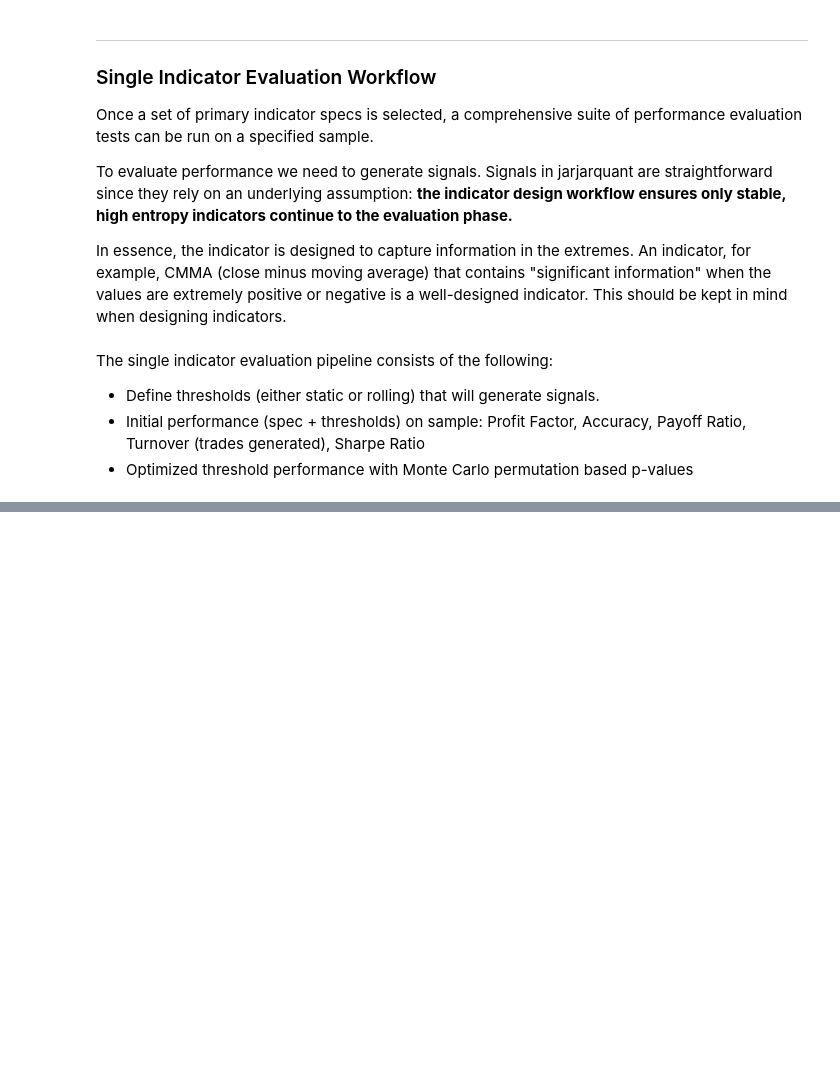
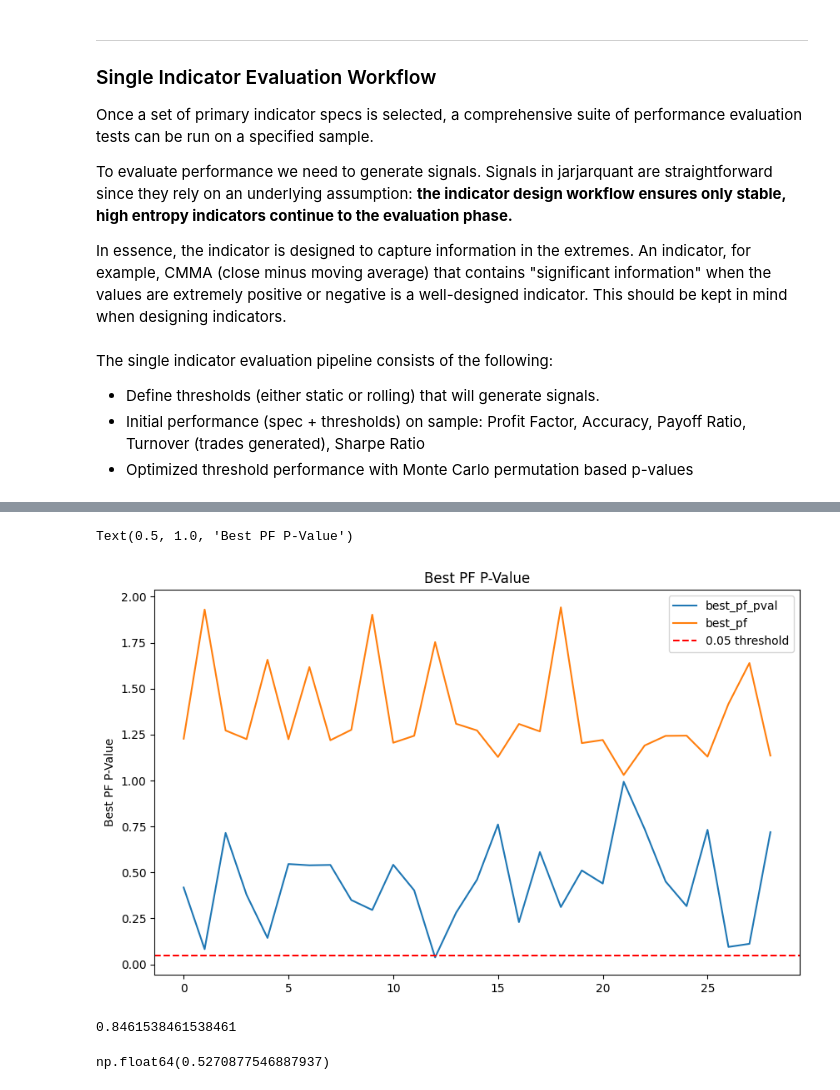
Before and after one commit to viksharma04/jarjarquant, a Jupyter notebook: notebooks/indicators.ipynb, the cells around one changed output, grey strips where cells are left out. Drawn from its saved outputs; the diff is of its cells as text; code cells hidden in the pictures; blank space fills up the shorter version.

```diff
--- a/notebooks/indicators.ipynb
+++ b/notebooks/indicators.ipynb
@@ -37,6 +68,4 @@ print(json.dumps(pi_params, indent=2, default=str))
 # %%
 # Define a spec for the indicator - change any default values if needed
 from jarjarquant import IndicatorSpec
-avwap_2_21 = IndicatorSpec(IndicatorType.ANCHORED_VWAP, parameters={"threshold_value":0.02, "atr_period":21})
-pi_4 = IndicatorSpec(IndicatorType.PRICE_INTENSITY, parameters={"smoothing_factor": 4})
-stoch_rsi = IndicatorSpec(IndicatorType.STOCHASTIC_RSI)
+cmf = IndicatorSpec(IndicatorType.PRICE_INTENSITY, parameters={"smoothing_factor": 2})
@@ -52,9 +111,8 @@ To evaluate an indicator across multiple samples use the `parallel_indicator_dis
 # %% [markdown]
 #### 2. Custom (local) data
 # %%
-from jarjarquant import BarSize, SampleRequest
+# Import the SampleRequest class and specify asset_class, date_range, bar_sizes, and any asset_class specific filters
+from jarjarquant.data_service import EquityParams
 
-# Import the SampleRequest class and specify asset_class, date_range, bar_sizes, and any asset_class specific filters
-params = None
-equity_sample = SampleRequest(sample_type="equities", start_date="2001-01-01", end_date="2002-12-31", bar_size=BarSize.ONE_DAY, n_samples = 100, params=params)
+equity_sample = SampleRequest(sample_type="equities", start_date="2006-01-01", end_date="2019-12-31", bar_size=BarSize.ONE_HOUR, n_samples = 50, params=params)
 # %%
@@ -79,4 +146,4 @@ The single indicator evaluation pipeline consists of the following:
 - Initial performance (spec + thresholds) on sample: Profit Factor, Accuracy, Payoff Ratio, Turnover (trades generated), Sharpe Ratio
 - Optimized threshold performance with Monte Carlo permutation based p-values
 # %%
-df = jjq.feature_evaluator.parallel_threshold_optimization_study(pi_2, equity_sample, save_run=True)
+df = jjq.feature_evaluator.parallel_threshold_optimization_study(cmf, equity_sample, save_run=False)
@@ -83,12 +158,28 @@ df = jjq.feature_evaluator.parallel_threshold_optimization_study(pi_2, equity_sa
 # %%
-df.columns
+import matplotlib.pyplot as plt
+
+plt.figure(figsize=(10, 6))
+df_pandas = df.to_pandas()
+df_pandas["best_pf_pval"].plot()
+df_pandas["best_pf"].plot()
+plt.axhline(0.05, color='red', linestyle='--', linewidth=1.5, label='0.05 threshold')
+plt.legend()
+plt.ylabel('Best PF P-Value')
+plt.title('Best PF P-Value')
+# %% [output]
+Text(0.5, 1.0, 'Best PF P-Value')
+[figure, added]
 # %%
 df = df.to_pandas()
 # %%
 sum(df['optimal_long_pf']==df['best_pf'])/len(df)
+# %% [output]
+0.8461538461538461
 # %%
 # use pandas Series method to compute mean
 df['optimal_long_acc'].mean()
+# %% [output]
+np.float64(0.5270877546887937)
 # %%
 import matplotlib.pyplot as plt
 
```
Also changed, not shown: parts of 14 cells of this notebook, 13 other files.
